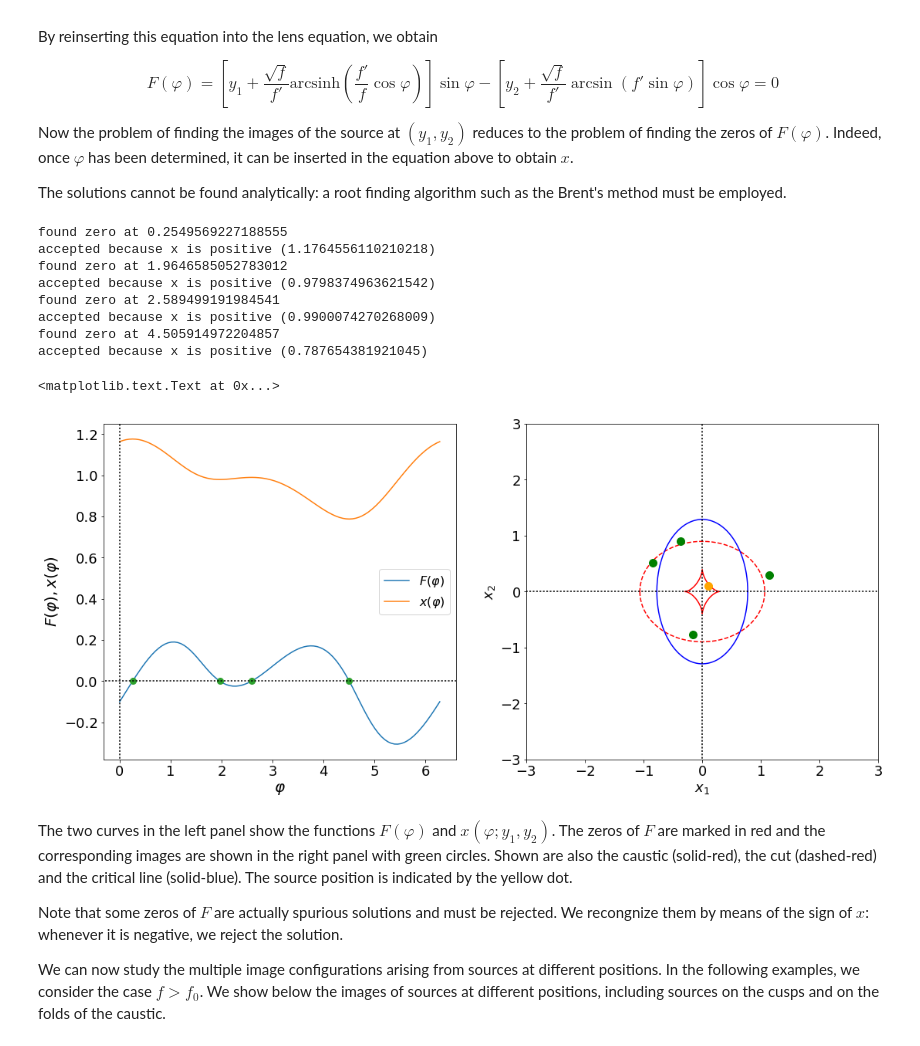
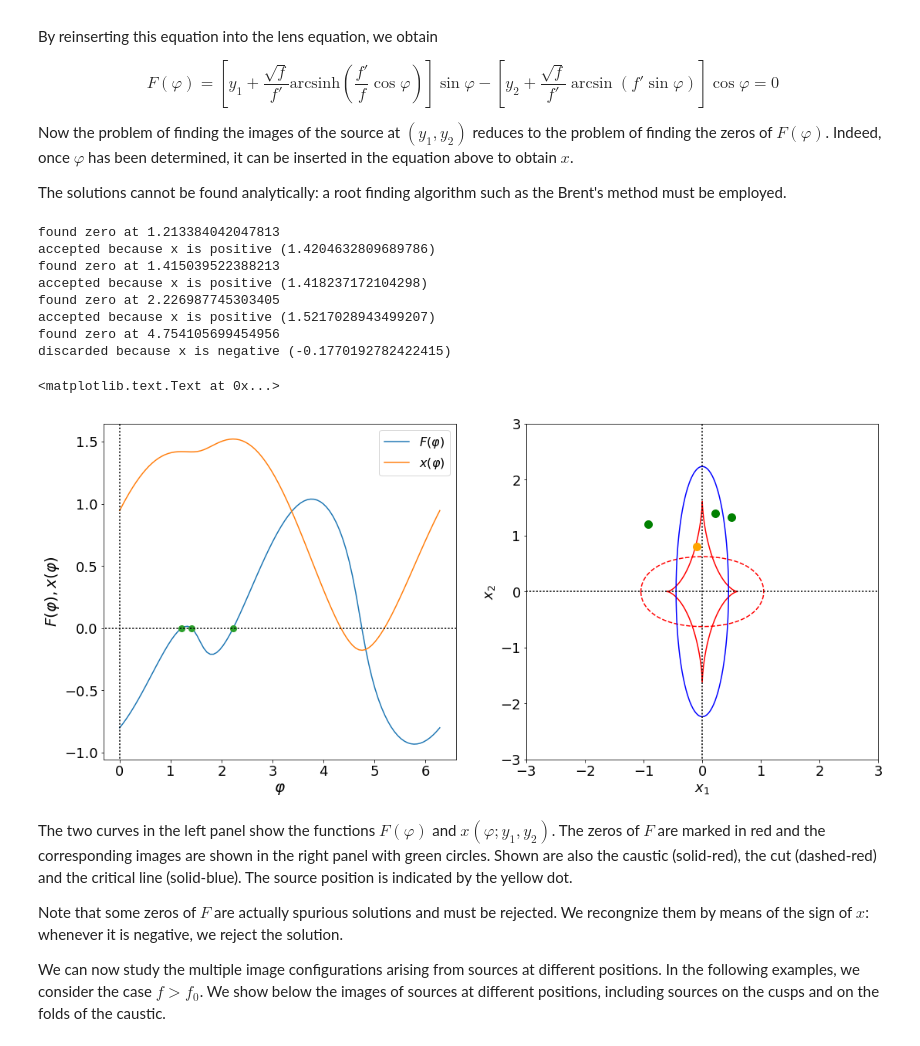
Before and after one commit to maxmen/ScuolaMilano, a Jupyter notebook: SLtutorial.ipynb, the cells around one changed output. Cells and saved outputs as stored; diff of their text form; code cells hidden in the pictures.

```diff
--- a/SLtutorial.ipynb
+++ b/SLtutorial.ipynb
@@ -355,7 +355,7 @@ Some noticeable properties:
 
 The code below solves the lens equation for all points on the boundary of a circular extended source, allowing to visualize the images and their distortions.
 # %%
-nl=1.4
+nl=1.7
 pl=pl_lens(co,n=nl)
 yc1=0.05
 yc2=0.05
@@ -385,6 +385,7 @@ if (xi3.size>0):
     x1=np.array(xi3)*np.cos(phi3)
     x2=np.array(xi3)*np.sin(phi3)
     ax.plot(x1,x2,'-')
+
 ax.set_xlim([-2.5,2.5])
 ax.set_ylim([-2.5,2.5])
 
@@ -1060,47 +1061,47 @@ import math
 
 fig,ax=plt.subplots(1,2,figsize=(18,8))
 
-f=0.6
-y1=0.1
-y2=0.1
+f=0.2
+y1=-0.1
+y2=0.8
 sie=sie_lens(co,f=f)
 x,phi=sie.phi_ima(y1,y2)
 
 x1_ima=x*np.cos(phi)
 x2_ima=x*np.sin(phi)
 
 y1_cut,y2_cut=sie.cut()
 y1_cau,y2_cau=sie.tan_caustic()
 x1_cc,x2_cc=sie.tan_cc()
 
 ax[1].set_xlim([-3,3])
 ax[1].set_ylim([-3,3])
 ax[1].plot(y1_cut,y2_cut,'--',color='red')
 ax[1].plot(y1_cau,y2_cau,'-',color='red')
 ax[1].plot(x1_cc,x2_cc,'-',color='blue')
 showaxes(ax[0])
 showaxes(ax[1])
 
 ax[1].plot(y1,y2,'o',markersize=10,color='orange')
 ax[1].plot(x1_ima,x2_ima,'o',markersize=10,color='green')
 
 for i in range(2):
     ax[i].xaxis.set_tick_params(labelsize=18)
     ax[i].yaxis.set_tick_params(labelsize=18)
 
 ax[1].set_xlabel('$x_1$',fontsize=18)
 ax[1].set_ylabel('$x_2$',fontsize=18)
 # %% [output]
-found zero at 0.2549569227188555
-accepted because x is positive (1.1764556110210218)
-found zero at 1.9646585052783012
-accepted because x is positive (0.9798374963621542)
-found zero at 2.589499191984541
-accepted because x is positive (0.9900074270268009)
-found zero at 4.505914972204857
-accepted because x is positive (0.787654381921045)
+found zero at 1.213384042047813
+accepted because x is positive (1.4204632809689786)
+found zero at 1.415039522388213
+accepted because x is positive (1.418237172104298)
+found zero at 2.226987745303405
+accepted because x is positive (1.5217028943499207)
+found zero at 4.754105699454956
+discarded because x is negative (-0.1770192782422415)
 <matplotlib.text.Text at 0x...>
-[figure, old version]
+[figure, new version]
 # %% [markdown]
 The two curves in the left panel show the functions $F(\varphi)$ and $x(\varphi;y_1,y_2)$. The zeros of $F$ are marked in red and the corresponding images are shown in the right panel with green circles. Shown are also the caustic (solid-red), the cut (dashed-red) and the critical line (solid-blue). The source position is indicated by the yellow dot.
 
```
Also changed, not shown: parts of 12 cells of this notebook.
